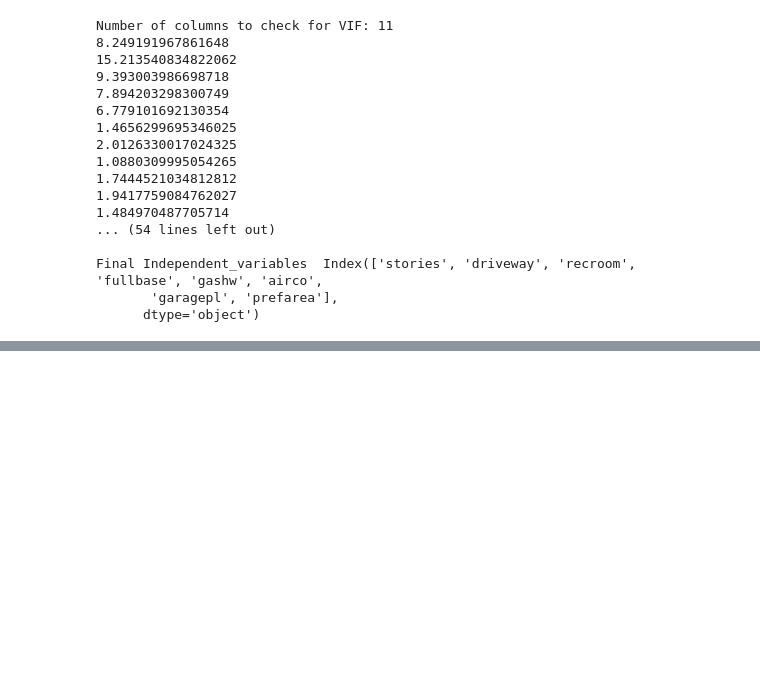
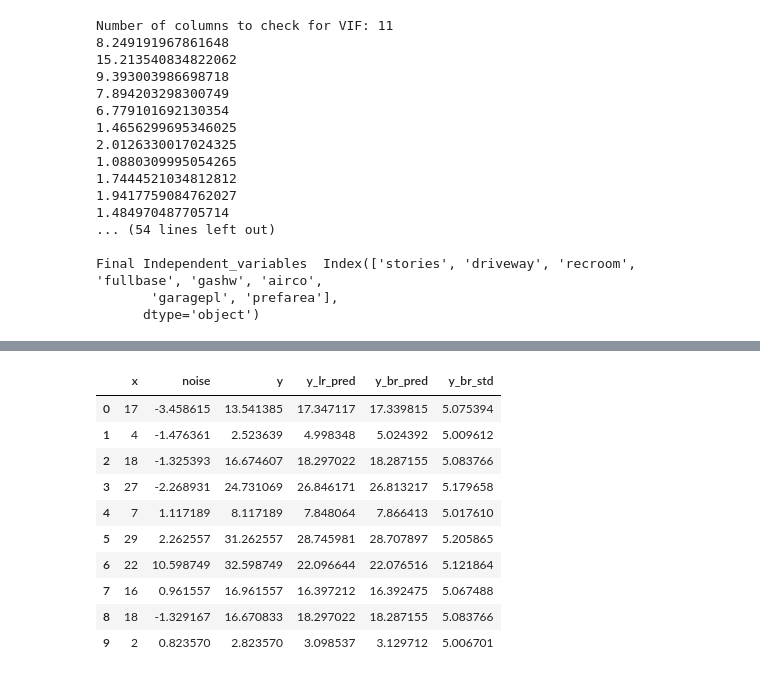
Before and after one commit to Biber76/MachineLearning, a Jupyter notebook: Regression.ipynb, the cells around one changed output, grey strips where cells are left out. Cells and saved outputs as stored; diff of their text form; code cells hidden in the pictures; blank space fills up the shorter version.

```diff
--- a/Regression.ipynb
+++ b/Regression.ipynb
@@ -834,0 +853,27 @@ Final Independent_variables  Index(['stories', 'driveway', 'recroom', 'fullbase'
+# %%
+from sklearn.linear_model import LinearRegression
+from sklearn.linear_model import BayesianRidge
+
+lr = LinearRegression()
+br = BayesianRidge()
+
+lr.fit(df_noisy[['x']], df_noisy['y'])
+df_noisy['y_lr_pred'] = lr.predict(df_noisy[['x']])
+
+
+br.fit(df_noisy[['x']], df_noisy['y'])
+df_noisy['y_br_pred'], df_noisy['y_br_std'] = br.predict(df_noisy[['x']], return_std=True)
+
+df_noisy.head(10)
+# %% [output]
+|  | x | noise | y | y_lr_pred | y_br_pred | y_br_std |
+| 0 | 17 | -3.458615 | 13.541385 | 17.347117 | 17.339815 | 5.075394 |
+| 1 | 4 | -1.476361 | 2.523639 | 4.998348 | 5.024392 | 5.009612 |
+| 2 | 18 | -1.325393 | 16.674607 | 18.297022 | 18.287155 | 5.083766 |
+| 3 | 27 | -2.268931 | 24.731069 | 26.846171 | 26.813217 | 5.179658 |
+| 4 | 7 | 1.117189 | 8.117189 | 7.848064 | 7.866413 | 5.017610 |
+| 5 | 29 | 2.262557 | 31.262557 | 28.745981 | 28.707897 | 5.205865 |
+| 6 | 22 | 10.598749 | 32.598749 | 22.096644 | 22.076516 | 5.121864 |
+| 7 | 16 | 0.961557 | 16.961557 | 16.397212 | 16.392475 | 5.067488 |
+| 8 | 18 | -1.329167 | 16.670833 | 18.297022 | 18.287155 | 5.083766 |
+| 9 | 2 | 0.823570 | 2.823570 | 3.098537 | 3.129712 | 5.006701 |
```
Also changed, not shown: parts of 4 cells of this notebook.
